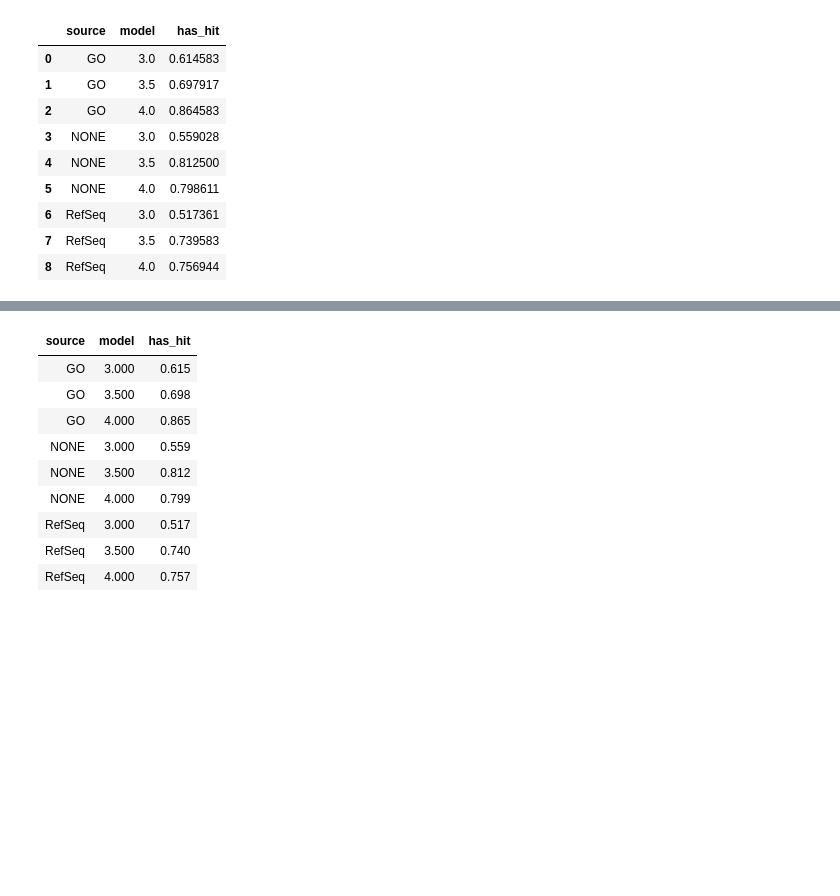
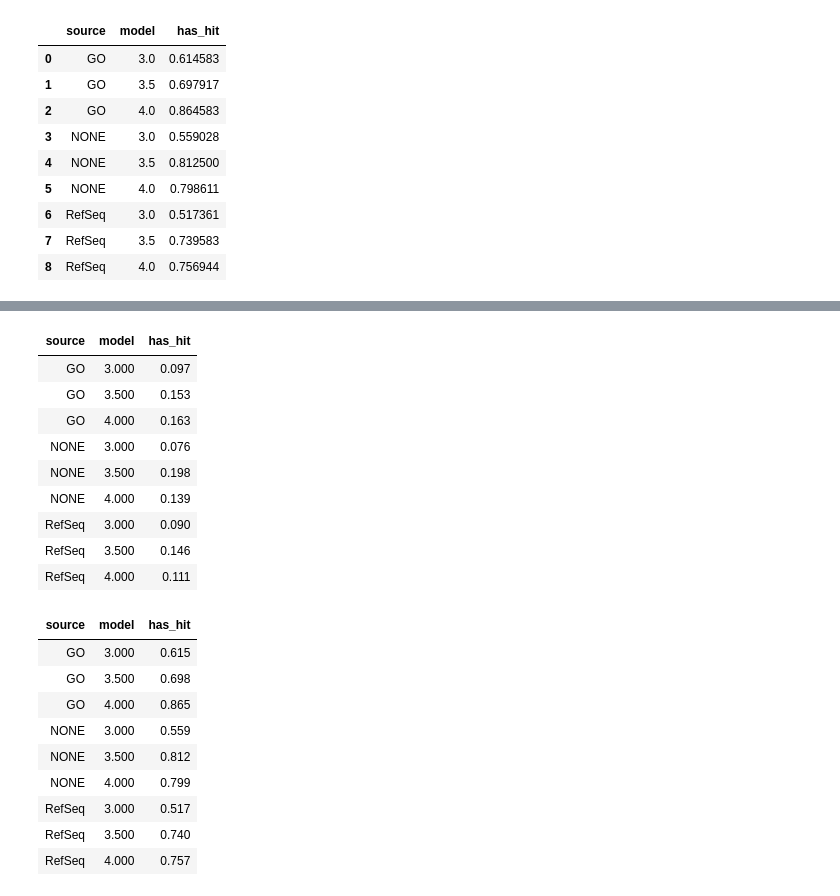
Before and after one commit to monarch-initiative/talisman-paper, a Jupyter notebook: Table1.ipynb, the cells around one changed output, grey strips where cells are left out. Saved outputs shown, nothing was run; the diff lists cells and outputs as text; code cells hidden in the pictures; blank space fills up the shorter version.

```diff
--- a/Table1.ipynb
+++ b/Table1.ipynb
@@ -69,3 +100,16 @@ def has_hit_summary(top_n=10, cutoff=0.05, closure=True):
+# %%
+himax(has_hit_summary(1, 0.05, False))
+# %% [output]
+| source | model | has_hit |
+| GO | 3.000 | 0.097 |
+| GO | 3.500 | 0.153 |
+| GO | 4.000 | 0.163 |
+| NONE | 3.000 | 0.076 |
+| NONE | 3.500 | 0.198 |
+| NONE | 4.000 | 0.139 |
+| RefSeq | 3.000 | 0.090 |
+| RefSeq | 3.500 | 0.146 |
+| RefSeq | 4.000 | 0.111 |
 # %%
 himax(has_hit_summary(10, 0.05, True))
 # %% [output]
```
Also changed, not shown: parts of 5 cells of this notebook, 1 other file.
